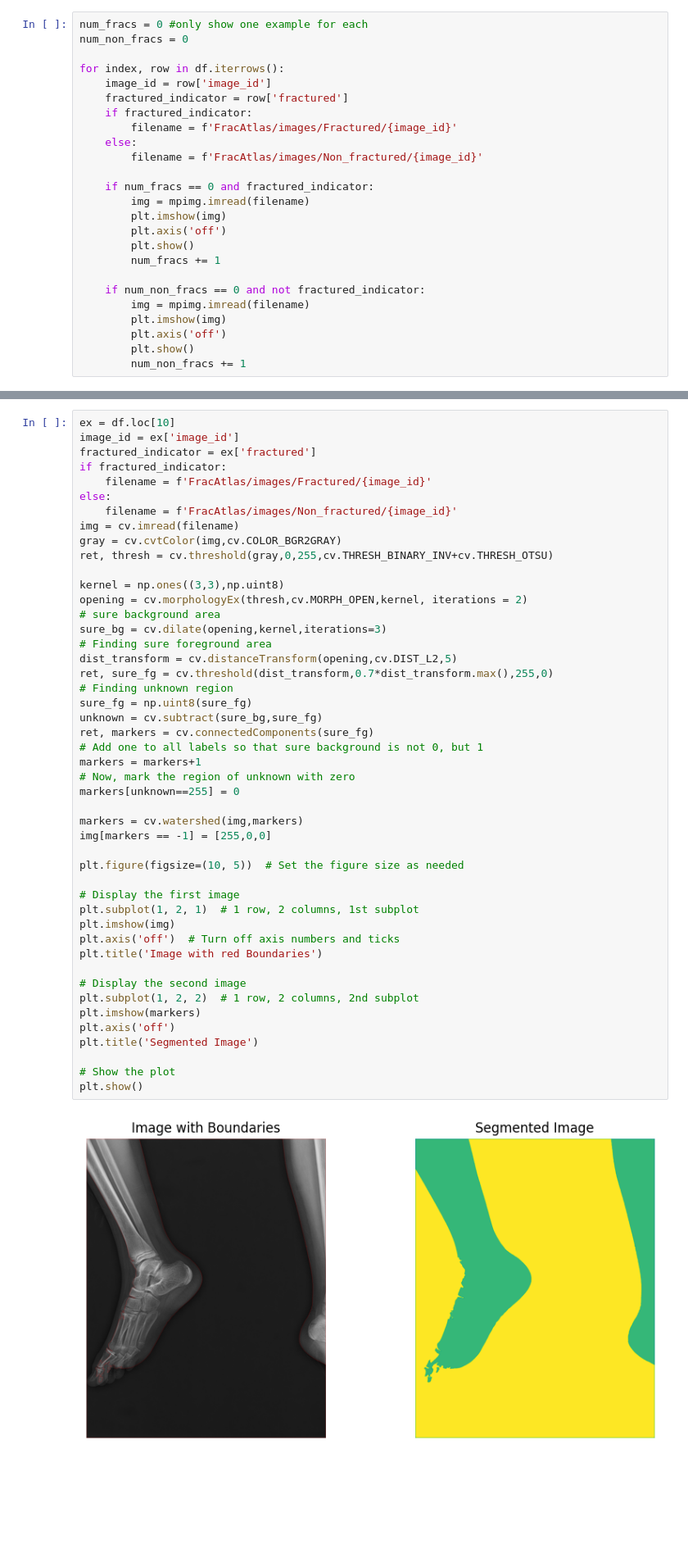
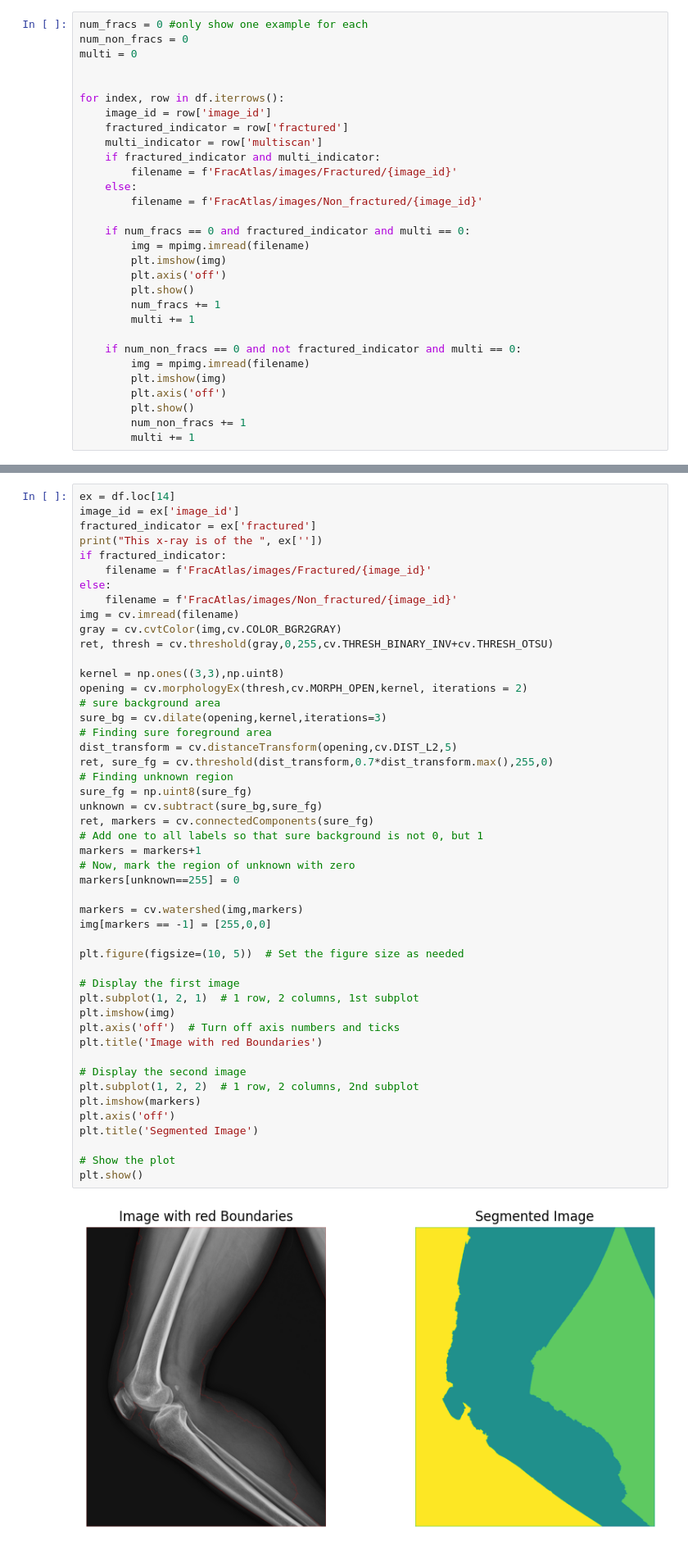
Before and after one commit to jamesmoore24/CV-Project, a Jupyter notebook: fracatlas.ipynb, the cells around one changed output, grey strips where cells are left out. Shown at 82% size. Drawn from its saved outputs; the diff is of its cells as text; blank space fills up the shorter version.

```diff
--- a/fracatlas.ipynb
+++ b/fracatlas.ipynb
@@ -18,27 +19,32 @@ df = pd.read_csv('FracAtlas/dataset.csv')
 # %%
 num_fracs = 0 #only show one example for each
 num_non_fracs = 0
+multi = 0
+
 
 for index, row in df.iterrows():
     image_id = row['image_id']
     fractured_indicator = row['fractured']
-    if fractured_indicator:
+    multi_indicator = row['multiscan']
+    if fractured_indicator and multi_indicator:
         filename = f'FracAtlas/images/Fractured/{image_id}'
     else:
         filename = f'FracAtlas/images/Non_fractured/{image_id}'
 
-    if num_fracs == 0 and fractured_indicator:
+    if num_fracs == 0 and fractured_indicator and multi == 0:
         img = mpimg.imread(filename)
         plt.imshow(img)
         plt.axis('off')
         plt.show()
         num_fracs += 1
+        multi += 1
 
-    if num_non_fracs == 0 and not fractured_indicator:
+    if num_non_fracs == 0 and not fractured_indicator and multi == 0:
         img = mpimg.imread(filename)
         plt.imshow(img)
         plt.axis('off')
         plt.show()
         num_non_fracs += 1
+        multi += 1
 # %% [output]
 [figure]
@@ -47,9 +52,10 @@ for index, row in df.iterrows():
 ## Transform skeletal images to controlmaps to feed into controlnet and image generation
 These controlmaps will be done using the process of image segmentation, generating an image that is easily reproducible by hand to feed into the controlnet and subsequent x-ray image generation.
 # %%
-ex = df.loc[10]
+ex = df.loc[14]
 image_id = ex['image_id']
 fractured_indicator = ex['fractured']
+print("This x-ray is of the ", ex[''])
 if fractured_indicator:
     filename = f'FracAtlas/images/Fractured/{image_id}'
 else:
@@ -67,34 +73,34 @@ dist_transform = cv.distanceTransform(opening,cv.DIST_L2,5)
 ret, sure_fg = cv.threshold(dist_transform,0.7*dist_transform.max(),255,0)
 # Finding unknown region
 sure_fg = np.uint8(sure_fg)
 unknown = cv.subtract(sure_bg,sure_fg)
 ret, markers = cv.connectedComponents(sure_fg)
 # Add one to all labels so that sure background is not 0, but 1
 markers = markers+1
 # Now, mark the region of unknown with zero
 markers[unknown==255] = 0
 
 markers = cv.watershed(img,markers)
 img[markers == -1] = [255,0,0]
 
 plt.figure(figsize=(10, 5))  # Set the figure size as needed
 
 # Display the first image
 plt.subplot(1, 2, 1)  # 1 row, 2 columns, 1st subplot
 plt.imshow(img)
 plt.axis('off')  # Turn off axis numbers and ticks
 plt.title('Image with red Boundaries')
 
 # Display the second image
 plt.subplot(1, 2, 2)  # 1 row, 2 columns, 2nd subplot
 plt.imshow(markers)
 plt.axis('off')
 plt.title('Segmented Image')
 
 # Show the plot
 plt.show()
 # %% [output]
-[figure, old version]
+[figure, new version]
 # %% [markdown]
 ## Smooth edges of controlmaps
 First attempt using blurring techniques to decrease granularity of controlmaps, kernel size can be adjusted accordingly
```
Also changed, not shown: parts of 6 cells of this notebook, 5 other files.
